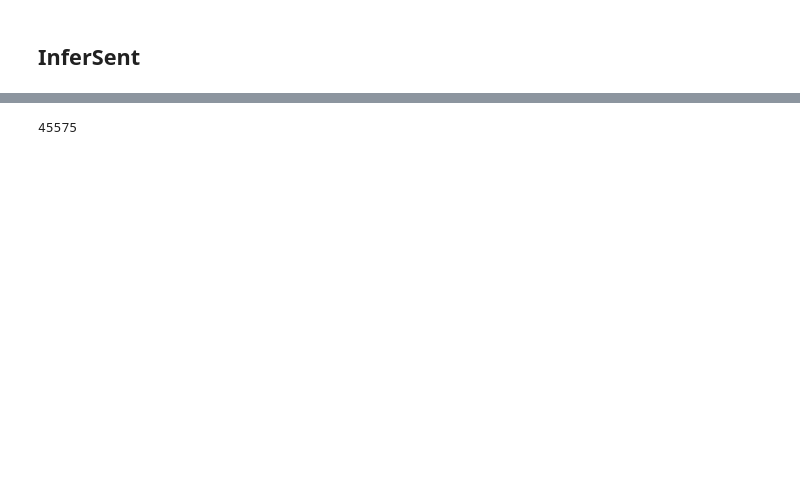
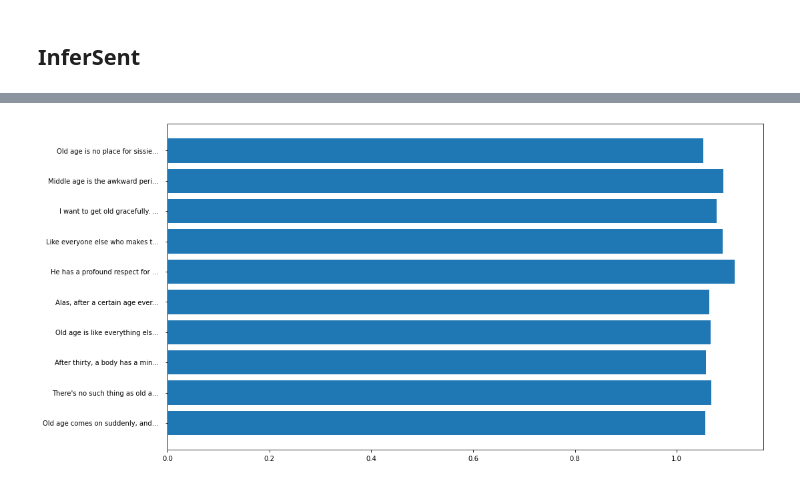
Before and after one commit to knitts-team/Quotes_suggestor, a Jupyter notebook: poc-quote-suggestion.ipynb, the cells around one changed output, grey strips where cells are left out. Saved outputs shown, nothing was run; the diff lists cells and outputs as text; code cells hidden in the pictures; blank space fills up the shorter version.

Commit message:
added infersent and code refracted

```diff
--- a/poc-quote-suggestion.ipynb
+++ b/poc-quote-suggestion.ipynb
@@ -129,7 +123,13 @@ sentence_embeddings = sbert_model.encode(sentences[:2000])
 query = "God is Great"
 query_vec = sbert_model.encode([query])[0]
 # %%
-for sent in sentences[:10]:
-  sim = distance.cosine(query_vec, sbert_model.encode([sent])[0])
-  print("Sentence = ", sent, "; similarity = ", sim)
+topn = 5
+n = 2000
+
+sim = []
+for sent in tqdm(random.sample(sentences, n)):
+  sim.append(distance.cosine(query_vec, sbert_model.encode([sent])[0]))
+#   print("Sentence = ", sent, "; similarity = ", sim)
+ind = np.argpartition(sim, -topn)[-topn:]
+print(np.array(sentences)[ind])
 # %% [output]
@@ -171,12 +170,13 @@ from models import InferSent
 import torch
 
 V = 2
-MODEL_PATH = './encoder/infersent%s.pkl' % V
+base_path = 'H:/sem8/nlp/proof-of-concept/'
+MODEL_PATH = base_path + 'encoder/infersent%s.pkl' % V
 params_model = {'bsize': 64, 'word_emb_dim': 300, 'enc_lstm_dim': 2048,
                 'pool_type': 'max', 'dpout_model': 0.0, 'version': V}
 model = InferSent(params_model)
 model.load_state_dict(torch.load(MODEL_PATH))
 
-W2V_PATH = './content/GloVe/glove.840B.300d.txt'
+W2V_PATH = base_path + '/GloVe/glove.840B.300d.txt'
 model.set_w2v_path(W2V_PATH)
 # %%
@@ -184,4 +188,4 @@ model.build_vocab(sentences, tokenize=True)
 # %%
-query = "I had pizza and pasta"
+query = "Life is very short, nanba, always be happy. Design Design a problems will come and go don't worry"
 query_vec = model.encode(query)[0]
 query_vec
@@ -188,5 +195,11 @@ query_vec
 # %%
+topn = 10
+n = 100
+
 similarity = []
-for sent in sentences:
-  sim = distance.cosine(query_vec, model.encode([sent])[0])
-  print("Sentence = ", sent, "; similarity = ", sim)
+sim = []
+
+for sent in tqdm(random.sample(sentences, n)):
+  sim.append(distance.cosine(query_vec, model.encode([sent])[0]))
+ind = np.argpartition(sim, -topn)[-topn:]
+print(np.array(sentences)[ind])
@@ -193,4 +216,0 @@ for sent in sentences:
-# %%
-len(sentences)
-# %% [output]
-45575
@@ -196,0 +219,9 @@ len(sentences)
+# %%
+fig, ax = plt.subplots(figsize =(16, 9))
+ax.xaxis.set_tick_params(pad = 5)
+ax.yaxis.set_tick_params(pad = 10)
+ax.barh([x[:30] + '...' for x in np.array(sentences)[ind]], np.array(sim)[ind])
+ax.invert_yaxis()
+plt.show()
+# %% [output]
+[figure, added]
```
Also changed, not shown: parts of 15 cells of this notebook, 1 other file.
